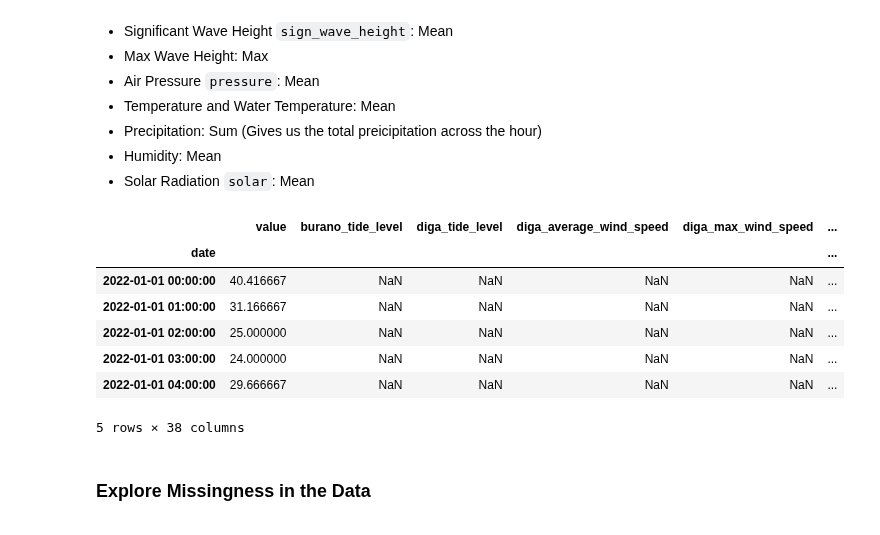
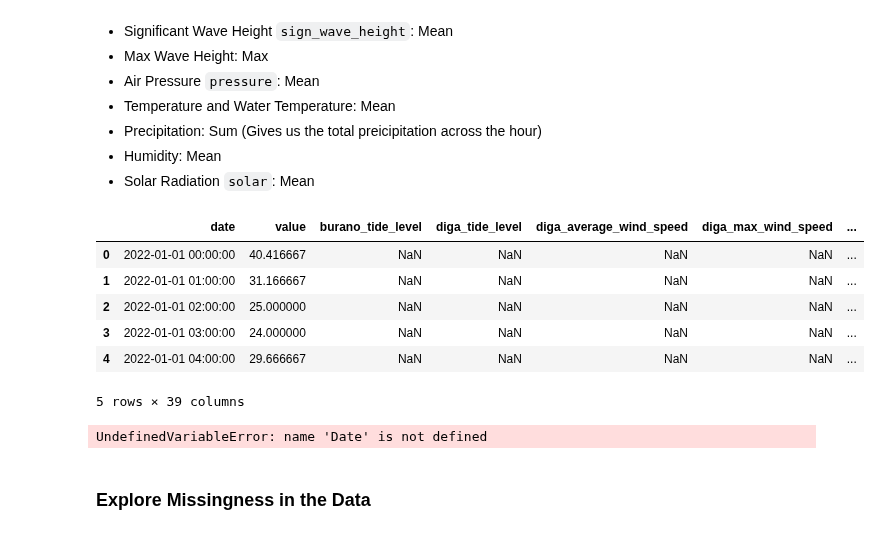
Before and after one commit to cyrilmichino/venice-meteo-analysis, a Jupyter notebook: tidy_data_notebook.ipynb, the cells around one changed output. Drawn from its saved outputs; the diff is of its cells as text; code cells hidden in the pictures.

Commit message:
First Data Export (Full Data)

```diff
--- a/tidy_data_notebook.ipynb
+++ b/tidy_data_notebook.ipynb
@@ -910,27 +910,28 @@ We need the data in hour intervals rather than 5 minute interval and our focus i
 # %%
 #Aggregated date from 5-miute to hourly intevals based on intuition listed above
 grouped = astro_tide.resample('H', on='date').agg({'value':'mean', 'burano_tide_level':'mean', 'diga_tide_level':'mean',
        'diga_average_wind_speed':'mean', 'diga_max_wind_speed':'max', 'diga_wind_direction':'mean',
        'miseri_tide_level':'mean', 'miseri_wind_direction':'mean',
        'miseri_average_wind_speed':'mean', 'miseri_max_wind_speed':'max',
        'miseri_sign_wave_height':'mean', 'miseri_max_wave_height':'max', 'palazzo_pressure':'mean',
        'palazzo_temperature':'mean', 'palazzo_humidity':'mean', 'palazzo_solar':'mean',
        'palazzo_precipitation':'sum', 'pg_piatta_precipitation':'sum', 'piatta_tide_level':'mean',
        'piatta_wind_direction':'mean', 'piatta_average_wind_speed':'mean',
        'piatta_max_wind_speed':'max', 'piatta_sign_wave_height':'mean',
        'piatta_max_wave_height':'max', 'piatta_pressure':'mean', 'piatta_temperature':'mean',
        'piatta_water_temperature':'mean', 'piatta_humidity':'mean', 'piatta_solar':'mean',
        'piatta_precipitation':'sum', 'punta_tide_level':'mean', 'punta_water_temperature':'mean',
        'sgiorgio_wind_direction':'mean', 'sgiorgio_average_wind_speed':'mean',
        'sgiorgio_max_wind_speed':'max', 'sgiorgio_temperature':'mean', 'sgiorgio_humidity':'mean',
        'sgiorgio_solar':'mean'})
-grouped.head()
+final_data = pd.DataFrame(grouped.values, columns=list(grouped.columns))
+final_data.insert(0, 'date', grouped.index)
+final_data.head()
 # %% [output]
-|  | value | burano_tide_level | diga_tide_level | diga_average_wind_speed | diga_max_wind_speed | ... |
-| date |  |  |  |  |  | ... |
-| 2022-01-01 00:00:00 | 40.416667 | NaN | NaN | NaN | NaN | ... |
-| 2022-01-01 01:00:00 | 31.166667 | NaN | NaN | NaN | NaN | ... |
-| 2022-01-01 02:00:00 | 25.000000 | NaN | NaN | NaN | NaN | ... |
-| 2022-01-01 03:00:00 | 24.000000 | NaN | NaN | NaN | NaN | ... |
-| 2022-01-01 04:00:00 | 29.666667 | NaN | NaN | NaN | NaN | ... |
+|  | date | value | burano_tide_level | diga_tide_level | diga_average_wind_speed | diga_max_wind_speed | ... |
+| 0 | 2022-01-01 00:00:00 | 40.416667 | NaN | NaN | NaN | NaN | ... |
+| 1 | 2022-01-01 01:00:00 | 31.166667 | NaN | NaN | NaN | NaN | ... |
+| 2 | 2022-01-01 02:00:00 | 25.000000 | NaN | NaN | NaN | NaN | ... |
+| 3 | 2022-01-01 03:00:00 | 24.000000 | NaN | NaN | NaN | NaN | ... |
+| 4 | 2022-01-01 04:00:00 | 29.666667 | NaN | NaN | NaN | NaN | ... |
-5 rows × 38 columns
+5 rows × 39 columns
@@ -937,2 +944,7 @@ grouped.head()
+# %%
+final_data = grouped.query("date >= '2022-11-15' and Date <= '2023-01-31'")
+final_data.head()
+# %% [output]
+UndefinedVariableError: name 'Date' is not defined
 # %% [markdown]
 ### Explore Missingness in the Data
```
Also changed, not shown: parts of 1 cell of this notebook, 2 other files.
